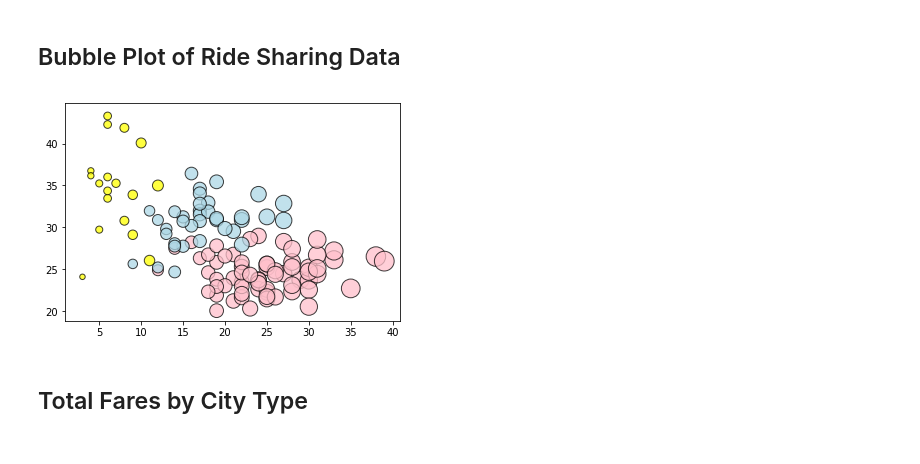
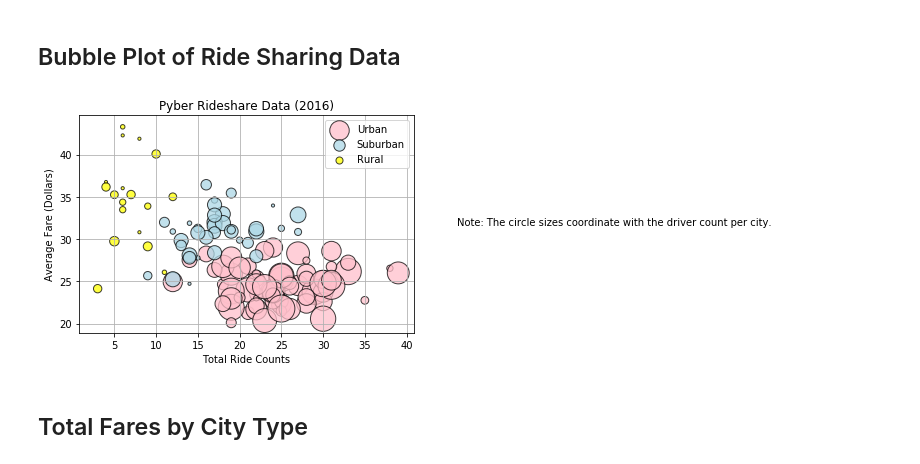
Before and after one commit to mawothe/HomeworkRepo, a Jupyter notebook: Homework_5/Pyber/pyber_starter.ipynb, the cells around one changed output. Saved outputs shown, nothing was run; the diff lists cells and outputs as text; code cells hidden in the pictures.

```diff
--- a/Homework_5/Pyber/pyber_starter.ipynb
+++ b/Homework_5/Pyber/pyber_starter.ipynb
@@ -104,31 +104,42 @@ rural_df.head()
 # %%
 # Obtain the x and y coordinates for each of the three city types
 
 x_axis_u = urban_df["Urban Ride Count"]
 y_axis_u = urban_df["Average Fare"]
 
 x_axis_s = sub_df["Suburban Ride Count"]
 y_axis_s = sub_df["Average Fare"]
 
 x_axis_r = rural_df["Rural Ride Count"]
 y_axis_r = rural_df["Average Fare"]
 
 # Build the scatter plots for each city types
-urban_fig = plt.scatter(x_axis_u, y_axis_u, marker="o", facecolors="pink", edgecolors="black",
-            s=x_axis_u*10, alpha=0.75)
+urban_fig = plt.scatter(x_axis_u, y_axis_u, marker="o", facecolors="pink", edgecolors="black", label = "Urban",
+            s=urban_df['Total Drivers'].values*10, alpha=0.75)
 
-sub_fig= plt.scatter(x_axis_s, y_axis_s, marker="o", facecolors="lightblue", edgecolors="black",
-            s=x_axis_s*10, alpha=0.75)
+sub_fig = plt.scatter(x_axis_s, y_axis_s, marker="o", facecolors="lightblue", edgecolors="black", label = "Suburban",
+            s=sub_df['Total Drivers'].values*10, alpha=0.75)
 
-rural_fig = plt.scatter(x_axis_r, y_axis_r, marker="o", facecolors="yellow", edgecolors="black",
-            s=x_axis_r*10, alpha=0.75)
+rural_fig = plt.scatter(x_axis_r, y_axis_r, marker="o", facecolors="yellow", edgecolors="black",label = "Rural",
+            s=rural_df['Total Drivers'].values*10, alpha=0.75)
 
 # Incorporate the other graph properties
-#add grid, make handles, add axis titles and the side note
+
+#Titles
+plt.title("Pyber Rideshare Data (2016)")
+plt.xlabel("Total Ride Counts")
+plt.ylabel("Average Fare (Dollars)")
+
+#add grid
+plt.grid()
+#the side note
+
 # Create a legend
+plt.legend(handles=[urban_fig, sub_fig, rural_fig], loc="best")
 
 # Incorporate a text label regarding circle size
-
+plt.figtext(1,.5,"Note: The circle sizes coordinate with the driver count per city.")
 # Save Figure
+plt.savefig("../Pyber/RideshareData.png")
 # %% [output]
-[figure, old version]
+[figure, new version]
```
Also changed, not shown: parts of 8 cells of this notebook, 4 other files.
